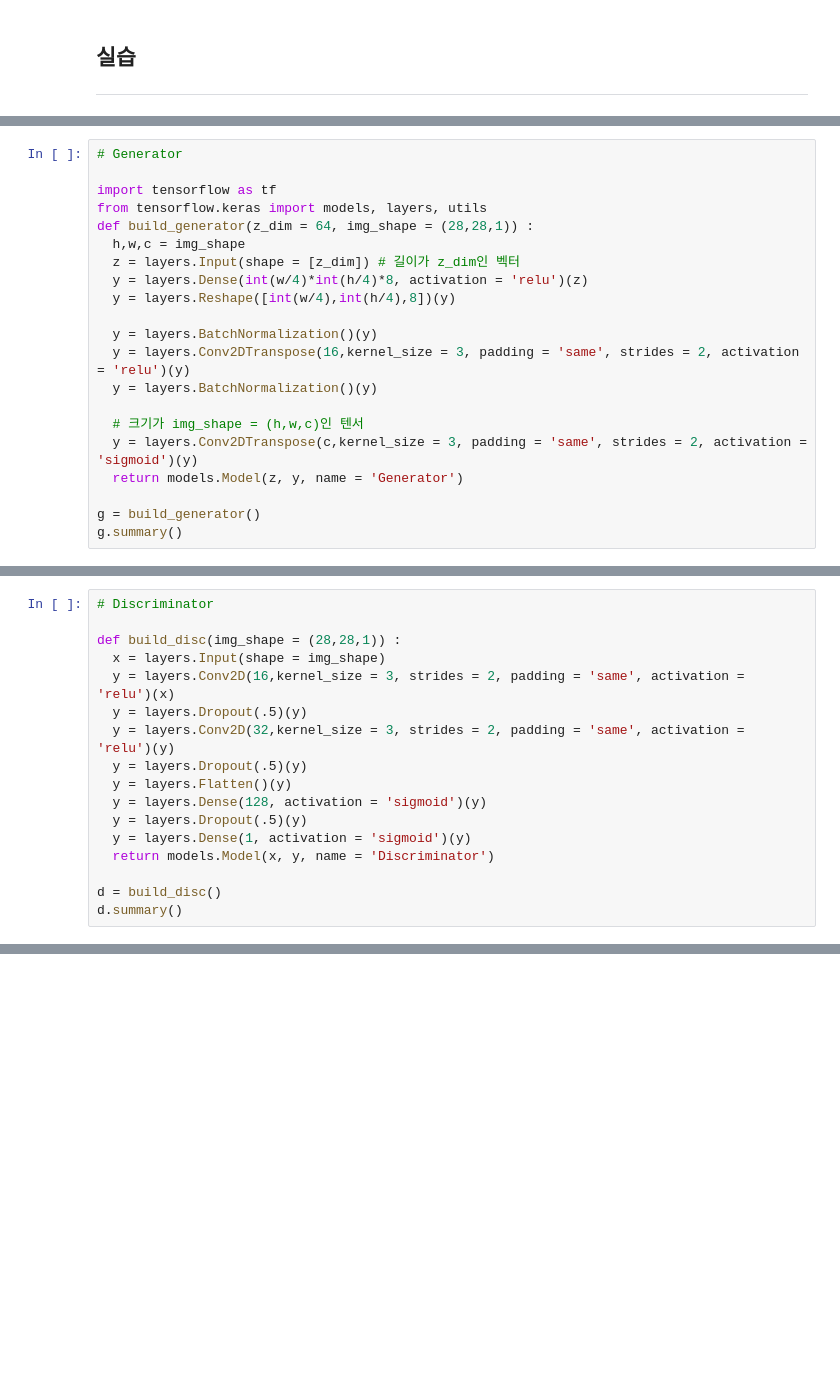
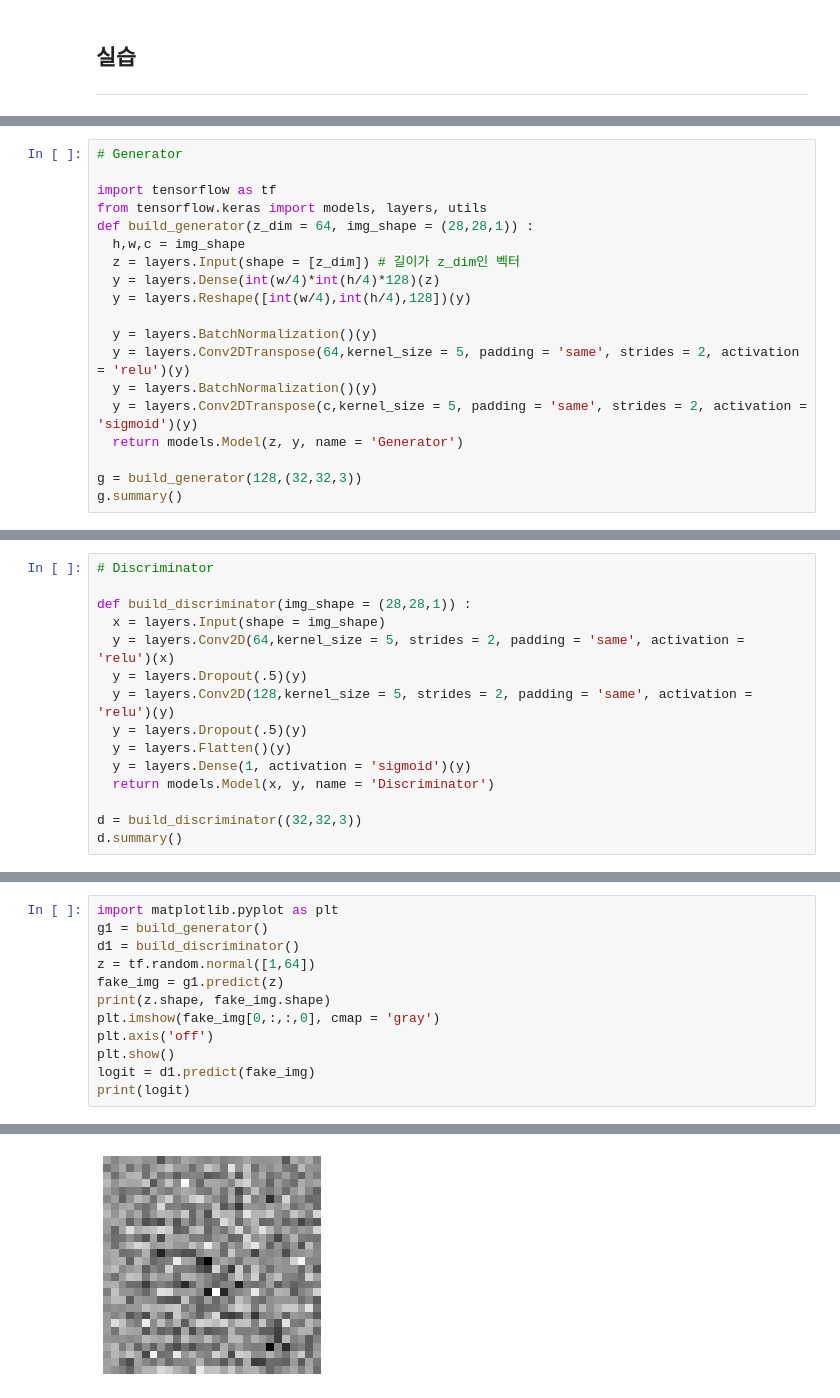
Before and after one commit to TAEWOOYOON/SkillTreePython-DeepLearning, a Jupyter notebook: 04.Paper-with-code/ch04_03_Generative_Model_DCGAN.ipynb, the cells around one changed output, grey strips where cells are left out. Cells and saved outputs as stored; diff of their text form; blank space fills up the shorter version.

```diff
--- a/04.Paper-with-code/ch04_03_Generative_Model_DCGAN.ipynb
+++ b/04.Paper-with-code/ch04_03_Generative_Model_DCGAN.ipynb
@@ -27,18 +27,16 @@ from tensorflow.keras import models, layers, utils
 def build_generator(z_dim = 64, img_shape = (28,28,1)) :
   h,w,c = img_shape
   z = layers.Input(shape = [z_dim]) # 길이가 z_dim인 벡터
-  y = layers.Dense(int(w/4)*int(h/4)*8, activation = 'relu')(z)
-  y = layers.Reshape([int(w/4),int(h/4),8])(y)
+  y = layers.Dense(int(w/4)*int(h/4)*128)(z)
+  y = layers.Reshape([int(w/4),int(h/4),128])(y)
 
   y = layers.BatchNormalization()(y)
-  y = layers.Conv2DTranspose(16,kernel_size = 3, padding = 'same', strides = 2, activation = 'relu')(y)
+  y = layers.Conv2DTranspose(64,kernel_size = 5, padding = 'same', strides = 2, activation = 'relu')(y)
   y = layers.BatchNormalization()(y)
-
-  # 크기가 img_shape = (h,w,c)인 텐서
-  y = layers.Conv2DTranspose(c,kernel_size = 3, padding = 'same', strides = 2, activation = 'sigmoid')(y)
+  y = layers.Conv2DTranspose(c,kernel_size = 5, padding = 'same', strides = 2, activation = 'sigmoid')(y)
   return models.Model(z, y, name = 'Generator')
 
-g = build_generator()
+g = build_generator(128,(32,32,3))
 g.summary()
 # %% [output]
 Model: "Generator"
@@ -61,19 +59,17 @@ _________________________________________________________________
 # %%
 # Discriminator
 
-def build_disc(img_shape = (28,28,1)) :
+def build_discriminator(img_shape = (28,28,1)) :
   x = layers.Input(shape = img_shape)
-  y = layers.Conv2D(16,kernel_size = 3, strides = 2, padding = 'same', activation = 'relu')(x)
+  y = layers.Conv2D(64,kernel_size = 5, strides = 2, padding = 'same', activation = 'relu')(x)
   y = layers.Dropout(.5)(y)
-  y = layers.Conv2D(32,kernel_size = 3, strides = 2, padding = 'same', activation = 'relu')(y)
+  y = layers.Conv2D(128,kernel_size = 5, strides = 2, padding = 'same', activation = 'relu')(y)
   y = layers.Dropout(.5)(y)
   y = layers.Flatten()(y)
-  y = layers.Dense(128, activation = 'sigmoid')(y)
-  y = layers.Dropout(.5)(y)
   y = layers.Dense(1, activation = 'sigmoid')(y)
   return models.Model(x, y, name = 'Discriminator')
 
-d = build_disc()
+d = build_discriminator((32,32,3))
 d.summary()
 # %% [output]
 Model: "Discriminator"
@@ -94,2 +90,15 @@ Trainable params: 205,761
 Non-trainable params: 0
 _________________________________________________________________
+# %%
+import matplotlib.pyplot as plt
+g1 = build_generator()
+d1 = build_discriminator()
+z = tf.random.normal([1,64])
+fake_img = g1.predict(z)
+print(z.shape, fake_img.shape)
+plt.imshow(fake_img[0,:,:,0], cmap = 'gray')
+plt.axis('off')
+plt.show()
+logit = d1.predict(fake_img)
+print(logit)
+# %% [output]
@@ -95,0 +106 @@ _________________________________________________________________
+[figure, added]
```
Also changed, not shown: parts of 14 cells of this notebook.
